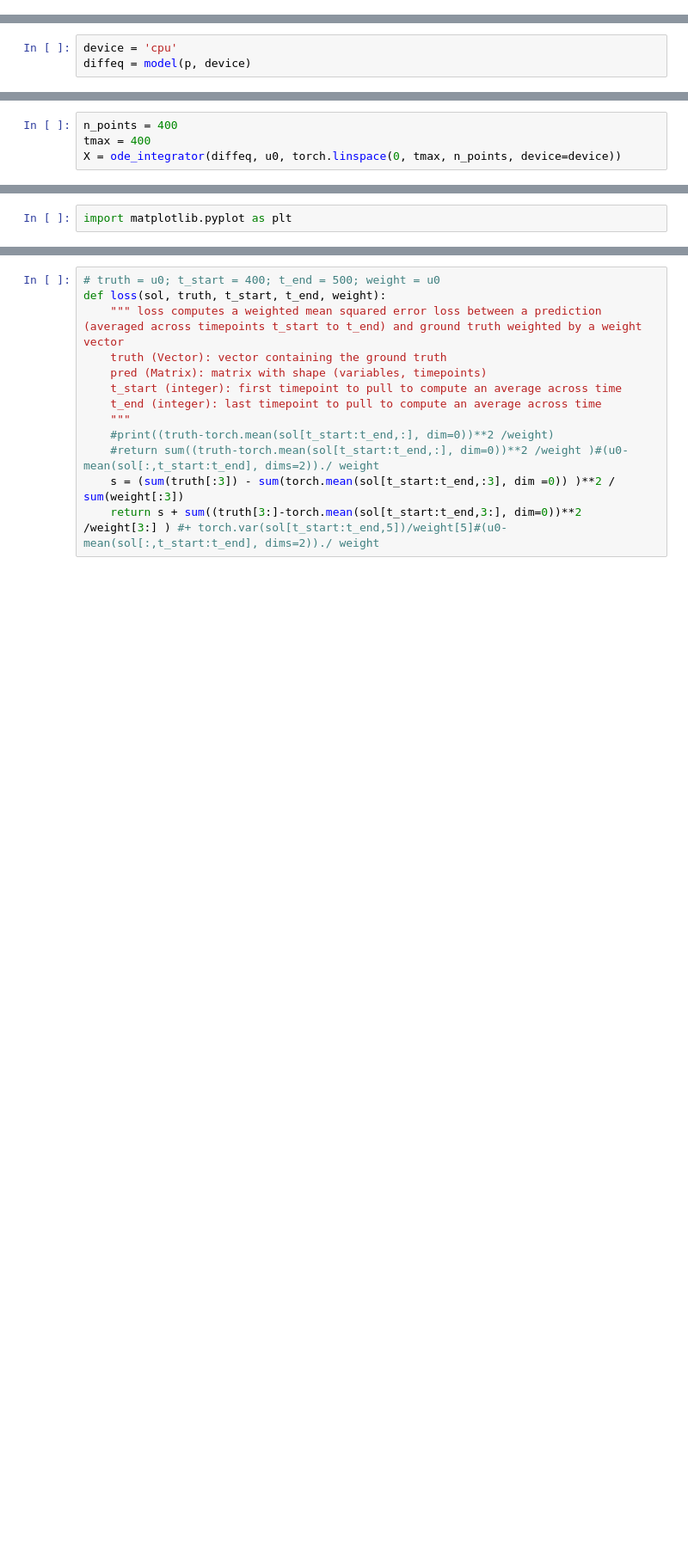
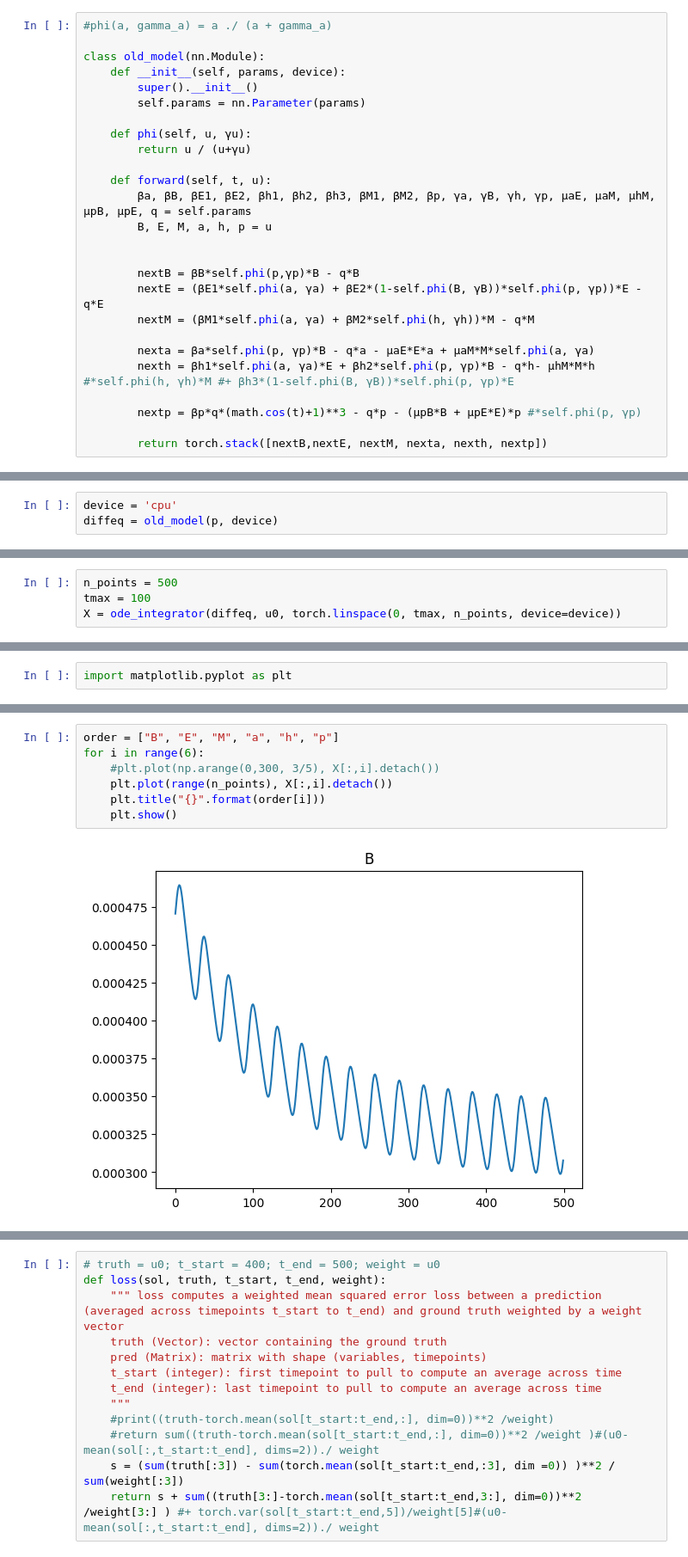
Before and after one commit to Melissa3248/gut_microbiota, a Jupyter notebook: ParameterEstim_python.ipynb, the cells around one changed output, grey strips where cells are left out. Shown at 86% size. Saved outputs shown, nothing was run; the diff lists cells and outputs as text; blank space fills up the shorter version.

Commit message:
param estim

```diff
--- a/ParameterEstim_python.ipynb
+++ b/ParameterEstim_python.ipynb
@@ -31,6 +31,32 @@ class model(nn.Module):
         nextp = βp*q*(math.cos(t)+1)**3 - q*p - (μpB*B + μpE*E)*self.phi(p, γp)
 
         return torch.stack([nextB,nextE, nextM, nexta, nexth, nextp])
+# %%
+#phi(a, gamma_a) = a ./ (a + gamma_a)
+
+class old_model(nn.Module):
+    def __init__(self, params, device):
+        super().__init__()
+        self.params = nn.Parameter(params)
+
+    def phi(self, u, γu):
+        return u / (u+γu)
+
+    def forward(self, t, u):
+        βa, βB, βE1, βE2, βh1, βh2, βh3, βM1, βM2, βp, γa, γB, γh, γp, μaE, μaM, μhM, μpB, μpE, q = self.params
+        B, E, M, a, h, p = u
+
+
+        nextB = βB*self.phi(p,γp)*B - q*B
+        nextE = (βE1*self.phi(a, γa) + βE2*(1-self.phi(B, γB))*self.phi(p, γp))*E - q*E
+        nextM = (βM1*self.phi(a, γa) + βM2*self.phi(h, γh))*M - q*M
+
+        nexta = βa*self.phi(p, γp)*B - q*a - μaE*E*a + μaM*M*self.phi(a, γa)
+        nexth = βh1*self.phi(a, γa)*E + βh2*self.phi(p, γp)*B - q*h- μhM*M*h #*self.phi(h, γh)*M #+ βh3*(1-self.phi(B, γB))*self.phi(p, γp)*E
+
+        nextp = βp*q*(math.cos(t)+1)**3 - q*p - (μpB*B + μpE*E)*p #*self.phi(p, γp)
+
+        return torch.stack([nextB,nextE, nextM, nexta, nexth, nextp])
 # %%
 u0 = torch.tensor([0.0004706, 0.0004706, 0.0004706, 9.7079, 7.9551, 32.061])
 tspan = (0.0,500.0);
@@ -57,3 +83,3 @@ p = torch.nn.Parameter(torch.tensor([1e3, # betaa
 # %%
 device = 'cpu'
-diffeq = model(p, device)
+diffeq = old_model(p, device)
@@ -68,8 +89,8 @@ from torchdiffeq import odeint
 adjoint = True
 ode_integrator = odeint_adjoint if adjoint else odeint
 # %%
-n_points = 400
-tmax = 400
+n_points = 500
+tmax = 100
 X = ode_integrator(diffeq, u0, torch.linspace(0, tmax, n_points, device=device))
 # %%
 X.shape
@@ -83,0 +101,9 @@ len(np.arange(0,300, 3/5))
+# %%
+order = ["B", "E", "M", "a", "h", "p"]
+for i in range(6):
+    #plt.plot(np.arange(0,300, 3/5), X[:,i].detach())
+    plt.plot(range(n_points), X[:,i].detach())
+    plt.title("{}".format(order[i]))
+    plt.show()
+# %% [output]
+[figure, added]
```
Also changed, not shown: parts of 6 cells of this notebook.
